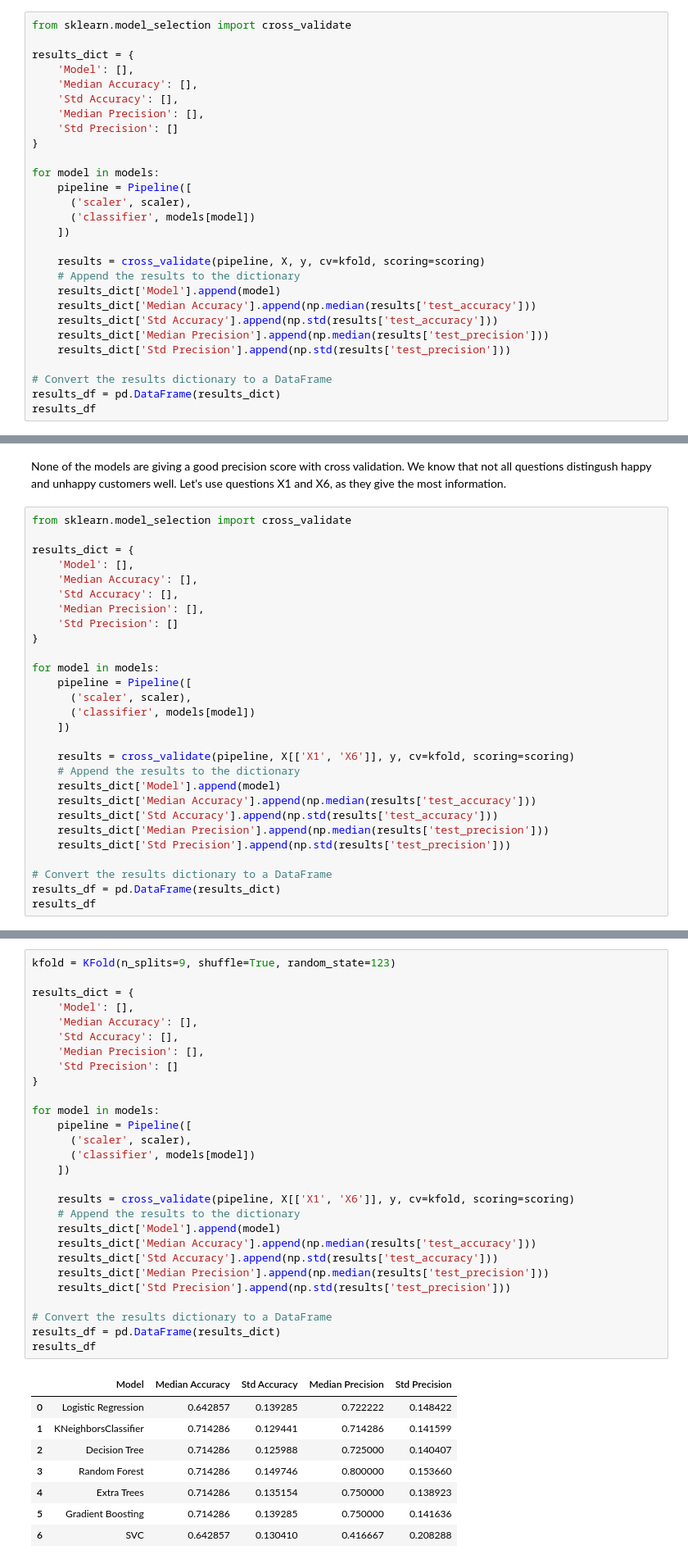
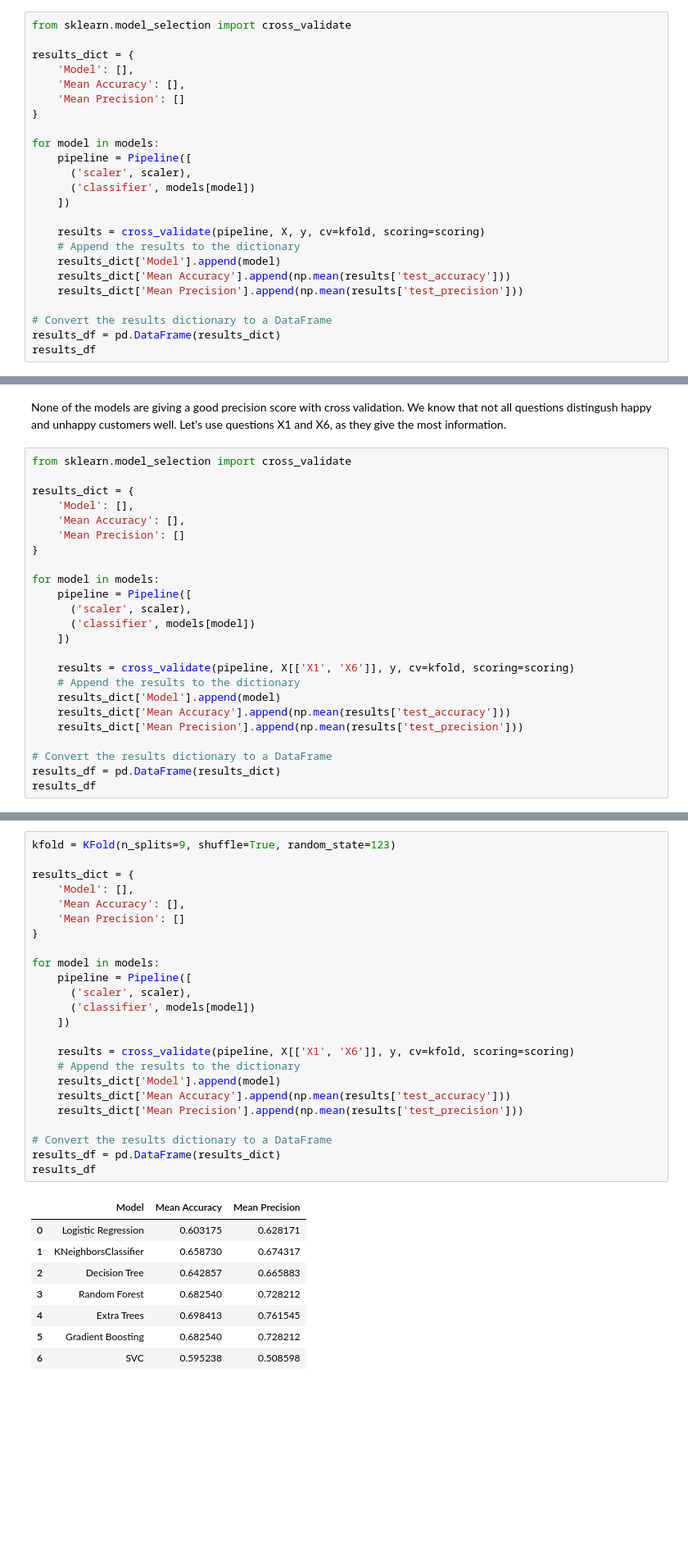
Before and after one commit to adithyamukund/HappyCustomers_I7OvicaXDeqtdSjB, a Jupyter notebook: Project1.ipynb, the cells around one changed output, grey strips where cells are left out. Shown: that part at 82% size. Drawn from its saved outputs; the diff is of its cells as text; blank space fills up the shorter version.

```diff
--- a/Project1.ipynb
+++ b/Project1.ipynb
@@ -295,10 +297,8 @@ from sklearn.model_selection import cross_validate
 
 results_dict = {
     'Model': [],
-    'Median Accuracy': [],
-    'Std Accuracy': [],
-    'Median Precision': [],
-    'Std Precision': []
+    'Mean Accuracy': [],
+    'Mean Precision': []
 }
 
 for model in models:
@@ -310,10 +310,8 @@ for model in models:
     results = cross_validate(pipeline, X, y, cv=kfold, scoring=scoring)
     # Append the results to the dictionary
     results_dict['Model'].append(model)
-    results_dict['Median Accuracy'].append(np.median(results['test_accuracy']))
-    results_dict['Std Accuracy'].append(np.std(results['test_accuracy']))
-    results_dict['Median Precision'].append(np.median(results['test_precision']))
-    results_dict['Std Precision'].append(np.std(results['test_precision']))
+    results_dict['Mean Accuracy'].append(np.mean(results['test_accuracy']))
+    results_dict['Mean Precision'].append(np.mean(results['test_precision']))
 
 # Convert the results dictionary to a DataFrame
 results_df = pd.DataFrame(results_dict)
@@ -334,10 +332,8 @@ from sklearn.model_selection import cross_validate
 
 results_dict = {
     'Model': [],
-    'Median Accuracy': [],
-    'Std Accuracy': [],
-    'Median Precision': [],
-    'Std Precision': []
+    'Mean Accuracy': [],
+    'Mean Precision': []
 }
 
 for model in models:
@@ -349,10 +345,8 @@ for model in models:
     results = cross_validate(pipeline, X[['X1', 'X6']], y, cv=kfold, scoring=scoring)
     # Append the results to the dictionary
     results_dict['Model'].append(model)
-    results_dict['Median Accuracy'].append(np.median(results['test_accuracy']))
-    results_dict['Std Accuracy'].append(np.std(results['test_accuracy']))
-    results_dict['Median Precision'].append(np.median(results['test_precision']))
-    results_dict['Std Precision'].append(np.std(results['test_precision']))
+    results_dict['Mean Accuracy'].append(np.mean(results['test_accuracy']))
+    results_dict['Mean Precision'].append(np.mean(results['test_precision']))
 
 # Convert the results dictionary to a DataFrame
 results_df = pd.DataFrame(results_dict)
@@ -371,38 +365,34 @@ The only model that has a precision at or above 73% is the Support Vector Classi
 # %%
 kfold = KFold(n_splits=9, shuffle=True, random_state=123)
 
 results_dict = {
     'Model': [],
-    'Median Accuracy': [],
-    'Std Accuracy': [],
-    'Median Precision': [],
-    'Std Precision': []
+    'Mean Accuracy': [],
+    'Mean Precision': []
 }
 
 for model in models:
     pipeline = Pipeline([
       ('scaler', scaler),
       ('classifier', models[model])
     ])
 
     results = cross_validate(pipeline, X[['X1', 'X6']], y, cv=kfold, scoring=scoring)
     # Append the results to the dictionary
     results_dict['Model'].append(model)
-    results_dict['Median Accuracy'].append(np.median(results['test_accuracy']))
-    results_dict['Std Accuracy'].append(np.std(results['test_accuracy']))
-    results_dict['Median Precision'].append(np.median(results['test_precision']))
-    results_dict['Std Precision'].append(np.std(results['test_precision']))
+    results_dict['Mean Accuracy'].append(np.mean(results['test_accuracy']))
+    results_dict['Mean Precision'].append(np.mean(results['test_precision']))
 
 # Convert the results dictionary to a DataFrame
 results_df = pd.DataFrame(results_dict)
 results_df
 # %% [output]
-|  | Model | Median Accuracy | Std Accuracy | Median Precision | Std Precision |
-| 0 | Logistic Regression | 0.642857 | 0.139285 | 0.722222 | 0.148422 |
-| 1 | KNeighborsClassifier | 0.714286 | 0.129441 | 0.714286 | 0.141599 |
-| 2 | Decision Tree | 0.714286 | 0.125988 | 0.725000 | 0.140407 |
-| 3 | Random Forest | 0.714286 | 0.149746 | 0.800000 | 0.153660 |
-| 4 | Extra Trees | 0.714286 | 0.135154 | 0.750000 | 0.138923 |
-| 5 | Gradient Boosting | 0.714286 | 0.139285 | 0.750000 | 0.141636 |
-| 6 | SVC | 0.642857 | 0.130410 | 0.416667 | 0.208288 |
+|  | Model | Mean Accuracy | Mean Precision |
+| 0 | Logistic Regression | 0.603175 | 0.628171 |
+| 1 | KNeighborsClassifier | 0.658730 | 0.674317 |
+| 2 | Decision Tree | 0.642857 | 0.665883 |
+| 3 | Random Forest | 0.682540 | 0.728212 |
+| 4 | Extra Trees | 0.698413 | 0.761545 |
+| 5 | Gradient Boosting | 0.682540 | 0.728212 |
+| 6 | SVC | 0.595238 | 0.508598 |
 # %% [markdown]
```
Also changed, not shown: parts of 21 cells of this notebook, 1 other file.
